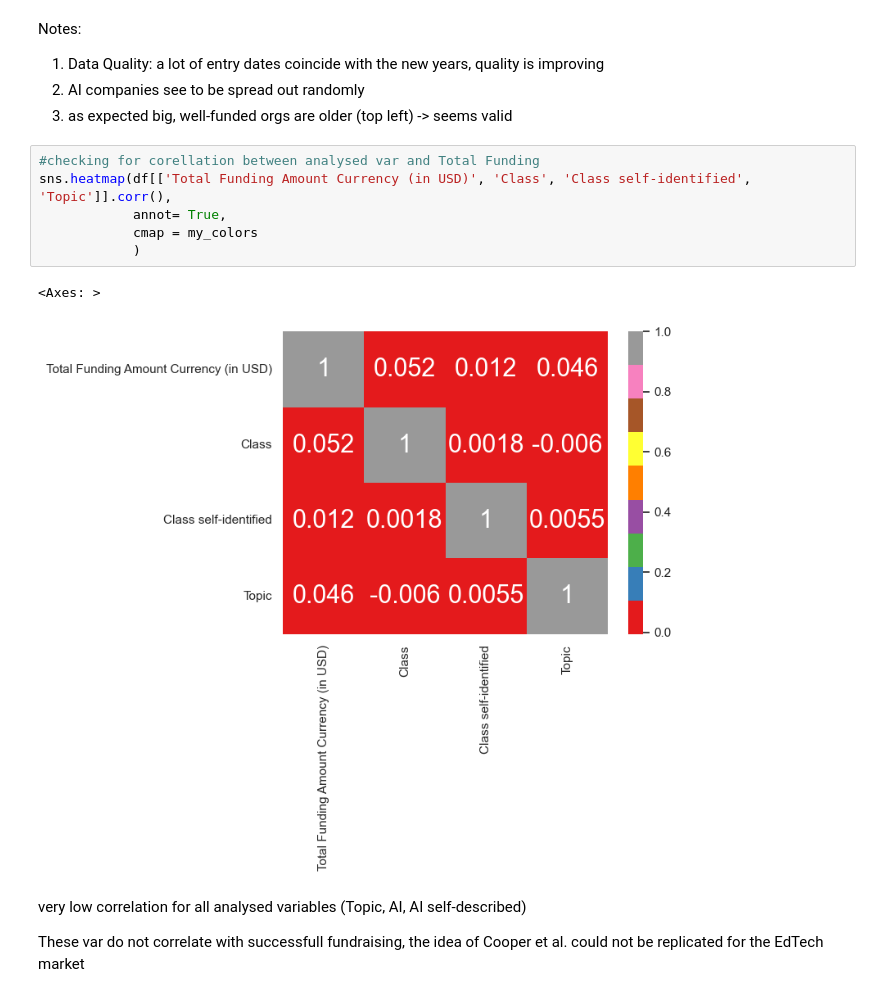
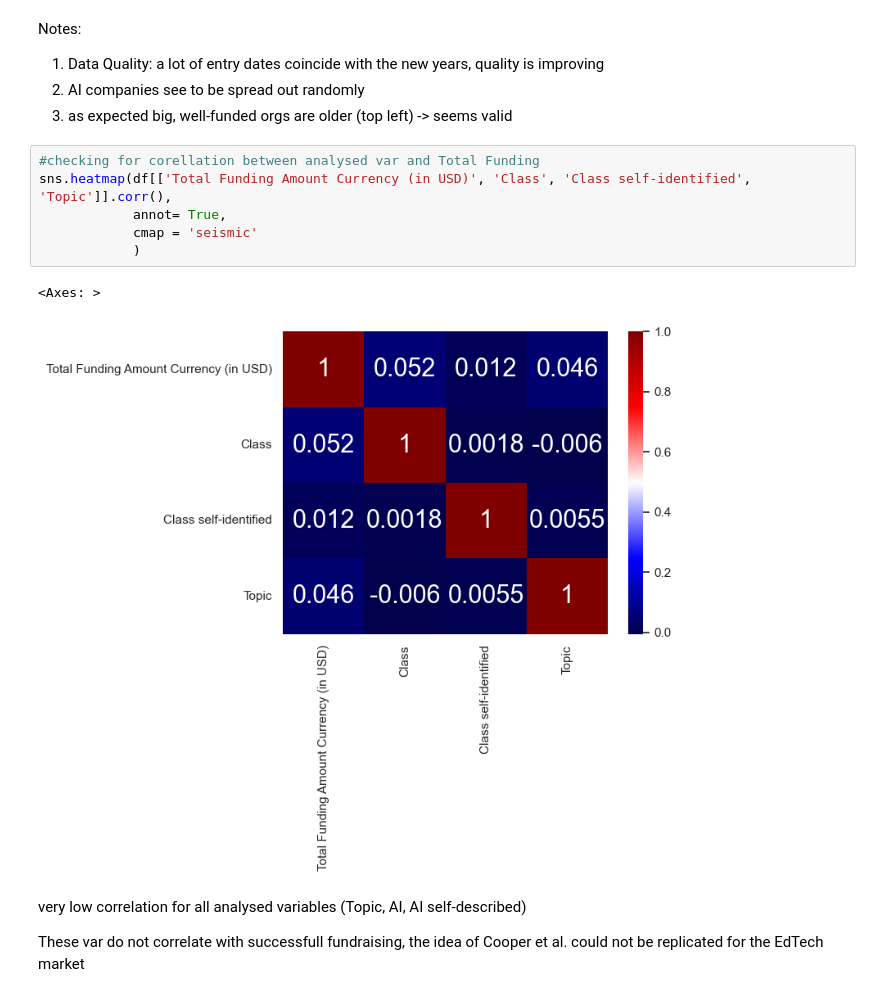
Before and after one commit to MarioMuehlematter/Education.ai, a Jupyter notebook: notebooks/Education.ai_Analysis+Plots.ipynb, the cells around one changed output. Saved outputs shown, nothing was run; the diff lists cells and outputs as text.

Commit message:
Update colors

```diff
--- a/notebooks/Education.ai_Analysis+Plots.ipynb
+++ b/notebooks/Education.ai_Analysis+Plots.ipynb
@@ -388,12 +388,12 @@ Notes:
 # %%
 #checking for corellation between analysed var and Total Funding
 sns.heatmap(df[['Total Funding Amount Currency (in USD)', 'Class', 'Class self-identified',  'Topic']].corr(),
             annot= True,
-            cmap = my_colors
+            cmap = 'seismic'
             )
 # %% [output]
 <Axes: >
-[figure, old version]
+[figure, new version]
 # %% [markdown]
 very low correlation for all analysed variables (Topic, AI, AI self-described)
 
```
Also changed, not shown: parts of 1 cell of this notebook.
